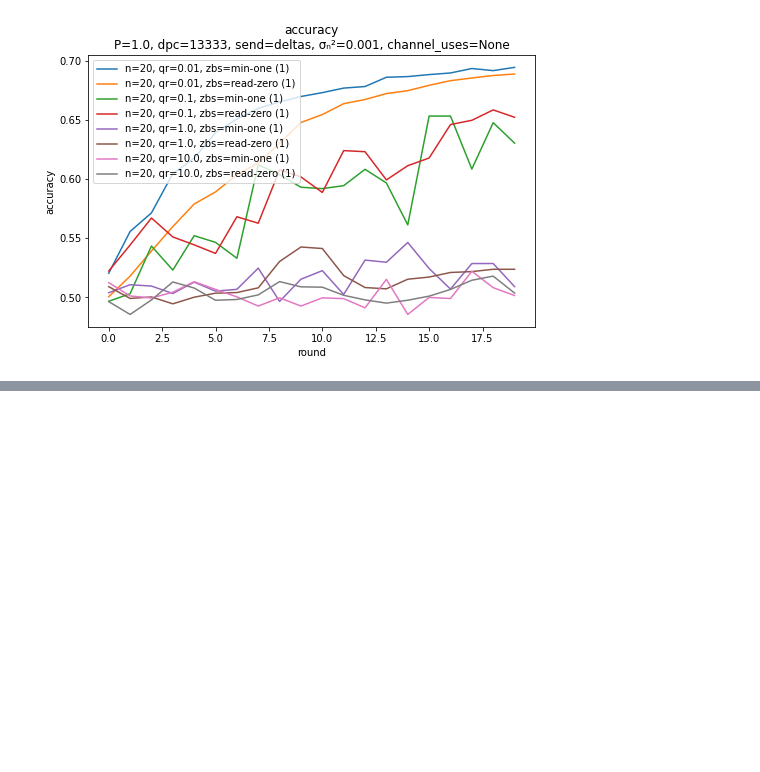
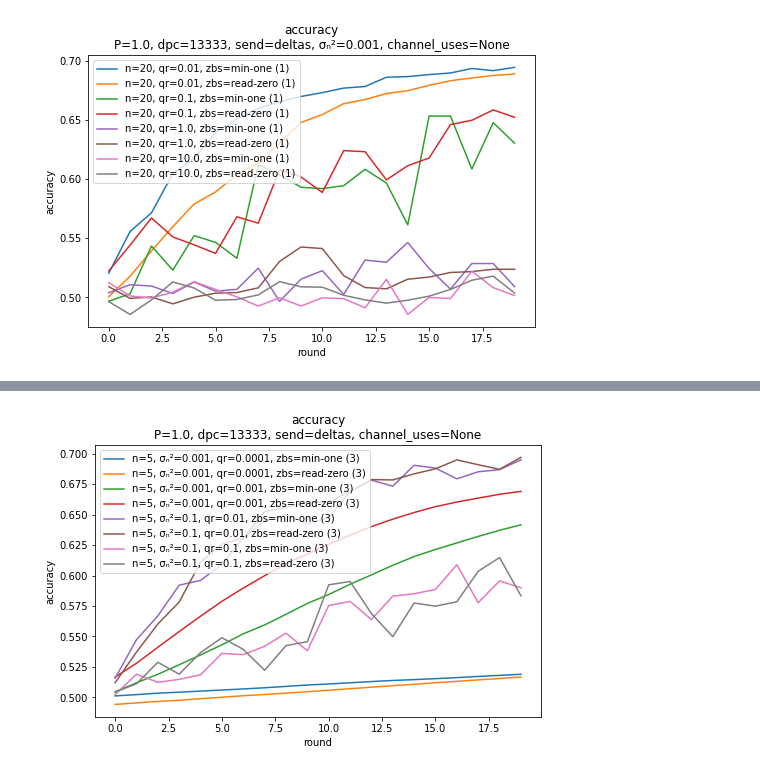
Before and after one commit to czlee/kyanite, a Jupyter notebook: misc-plots-1.ipynb, the cells around one changed output, grey strips where cells are left out. Drawn from its saved outputs; the diff is of its cells as text; code cells hidden in the pictures; blank space fills up the shorter version.

```diff
--- a/misc-plots-1.ipynb
+++ b/misc-plots-1.ipynb
@@ -357,0 +414,5 @@ plot_evaluation_vs_clients(results_dir, fields, title_specs, fixed_specs, series
+# %%
+series_specs['clients'] = 5
+plot_averaged_training_charts(results_dir, fields, title_specs, fixed_specs, series_specs)
+# %% [output]
+[figure, added]
```
Also changed, not shown: parts of 17 cells of this notebook.
